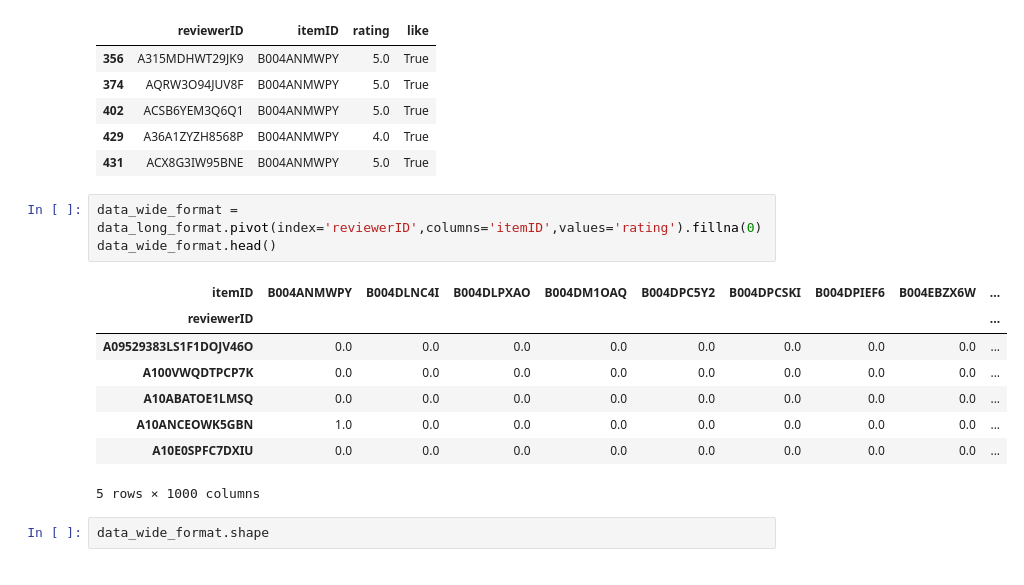
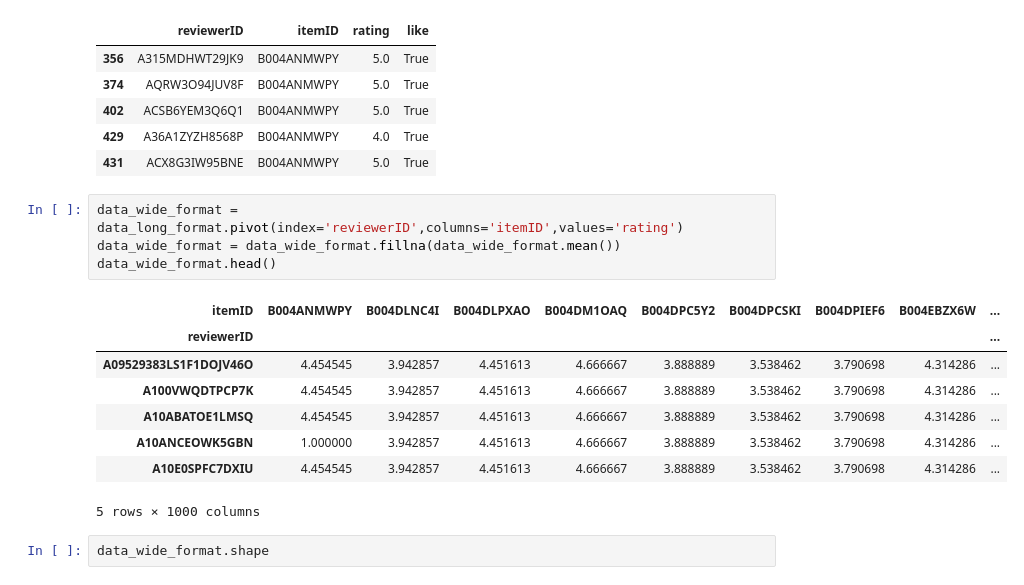
Before and after one commit to saikatkumardey/recommendation-systems-workshop, a Jupyter notebook: workshop.ipynb, the cells around one changed output. Cells and saved outputs as stored; diff of their text form.

```diff
--- a/workshop.ipynb
+++ b/workshop.ipynb
@@ -503,16 +503,17 @@ data_long_format.head()
 | 429 | A36A1ZYZH8568P | B004ANMWPY | 4.0 | True |
 | 431 | ACX8G3IW95BNE | B004ANMWPY | 5.0 | True |
 # %%
-data_wide_format = data_long_format.pivot(index='reviewerID',columns='itemID',values='rating').fillna(0)
+data_wide_format = data_long_format.pivot(index='reviewerID',columns='itemID',values='rating')
+data_wide_format = data_wide_format.fillna(data_wide_format.mean())
 data_wide_format.head()
 # %% [output]
 | itemID | B004ANMWPY | B004DLNC4I | B004DLPXAO | B004DM1OAQ | B004DPC5Y2 | B004DPCSKI | B004DPIEF6 | B004EBZX6W | ... |
 | reviewerID |  |  |  |  |  |  |  |  | ... |
-| A09529383LS1F1DOJV46O | 0.0 | 0.0 | 0.0 | 0.0 | 0.0 | 0.0 | 0.0 | 0.0 | ... |
-| A100VWQDTPCP7K | 0.0 | 0.0 | 0.0 | 0.0 | 0.0 | 0.0 | 0.0 | 0.0 | ... |
-| A10ABATOE1LMSQ | 0.0 | 0.0 | 0.0 | 0.0 | 0.0 | 0.0 | 0.0 | 0.0 | ... |
-| A10ANCEOWK5GBN | 1.0 | 0.0 | 0.0 | 0.0 | 0.0 | 0.0 | 0.0 | 0.0 | ... |
-| A10E0SPFC7DXIU | 0.0 | 0.0 | 0.0 | 0.0 | 0.0 | 0.0 | 0.0 | 0.0 | ... |
+| A09529383LS1F1DOJV46O | 4.454545 | 3.942857 | 4.451613 | 4.666667 | 3.888889 | 3.538462 | 3.790698 | 4.314286 | ... |
+| A100VWQDTPCP7K | 4.454545 | 3.942857 | 4.451613 | 4.666667 | 3.888889 | 3.538462 | 3.790698 | 4.314286 | ... |
+| A10ABATOE1LMSQ | 4.454545 | 3.942857 | 4.451613 | 4.666667 | 3.888889 | 3.538462 | 3.790698 | 4.314286 | ... |
+| A10ANCEOWK5GBN | 1.000000 | 3.942857 | 4.451613 | 4.666667 | 3.888889 | 3.538462 | 3.790698 | 4.314286 | ... |
+| A10E0SPFC7DXIU | 4.454545 | 3.942857 | 4.451613 | 4.666667 | 3.888889 | 3.538462 | 3.790698 | 4.314286 | ... |
 5 rows × 1000 columns
 # %%
 data_wide_format.shape
```
Also changed, not shown: parts of 6 cells of this notebook.
